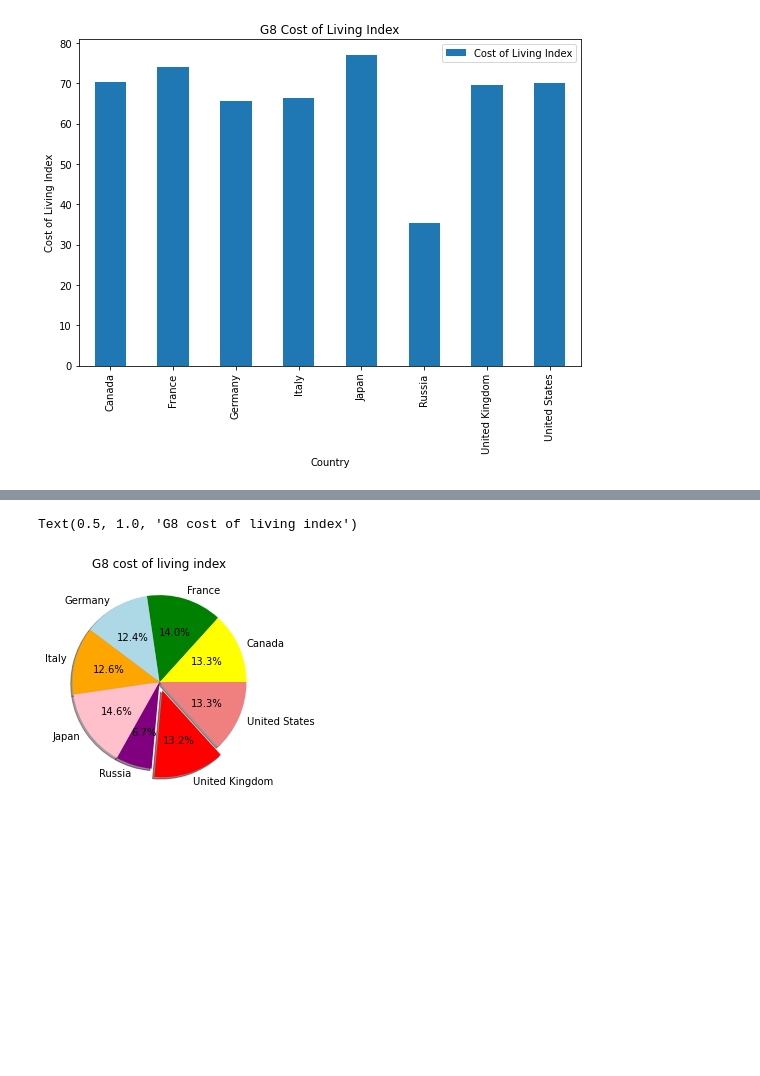
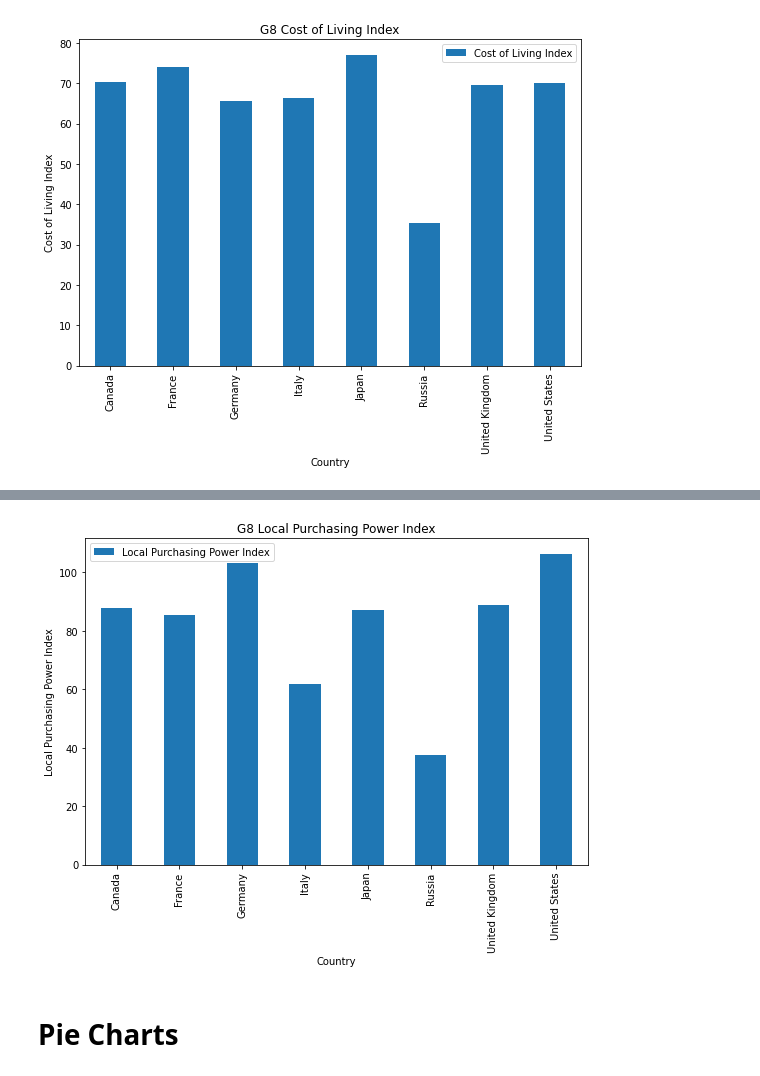
Before and after one commit to SNNandhini/Cost-of-Living-Analysis, a Jupyter notebook: Cost_Of_Living_Data_Frame.ipynb, the cells around one changed output, grey strips where cells are left out. Saved outputs shown, nothing was run; the diff lists cells and outputs as text; code cells hidden in the pictures; blank space fills up the shorter version.

```diff
--- a/Cost_Of_Living_Data_Frame.ipynb
+++ b/Cost_Of_Living_Data_Frame.ipynb
@@ -218,12 +242,15 @@ plt.show()
+# %%
+plot = df_g8.plot.bar(figsize=(9,6), x="Country", y="Local Purchasing Power Index")
+plt.title("G8 Local Purchasing Power Index")
+plt.xlabel("Country")
+plt.ylabel("Local Purchasing Power Index")
+plt.show()
+# %% [output]
+[figure, added]
+# %% [markdown]
+# Pie Charts
 # %%
 countries = df_g8["Country"]
 cost_of_living = df_g8["Cost of Living Index"]
 colors = ["yellow", "green", "lightblue", "orange", "pink", "purple", "red", "lightcoral"]
 explode = (0, 0, 0, 0, 0, 0, 0.1, 0)
-# %%
-plt.pie(cost_of_living, explode = explode, labels=countries, colors=colors, shadow=True, autopct="%1.1f%%")
-plt.axis="equal"
-plt.title("G8 cost of living index")
-# %% [output]
-Text(0.5, 1.0, 'G8 cost of living index')
-[figure, removed]
```
Also changed, not shown: parts of 10 cells of this notebook.
